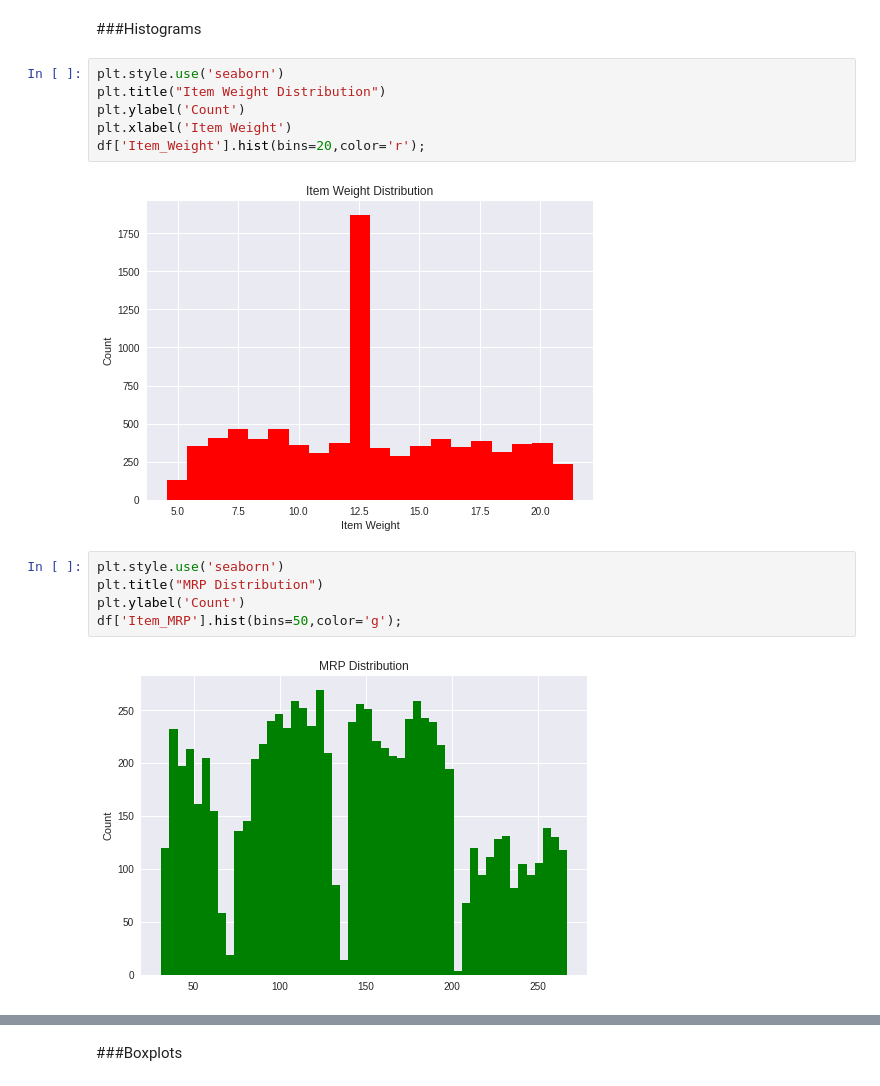
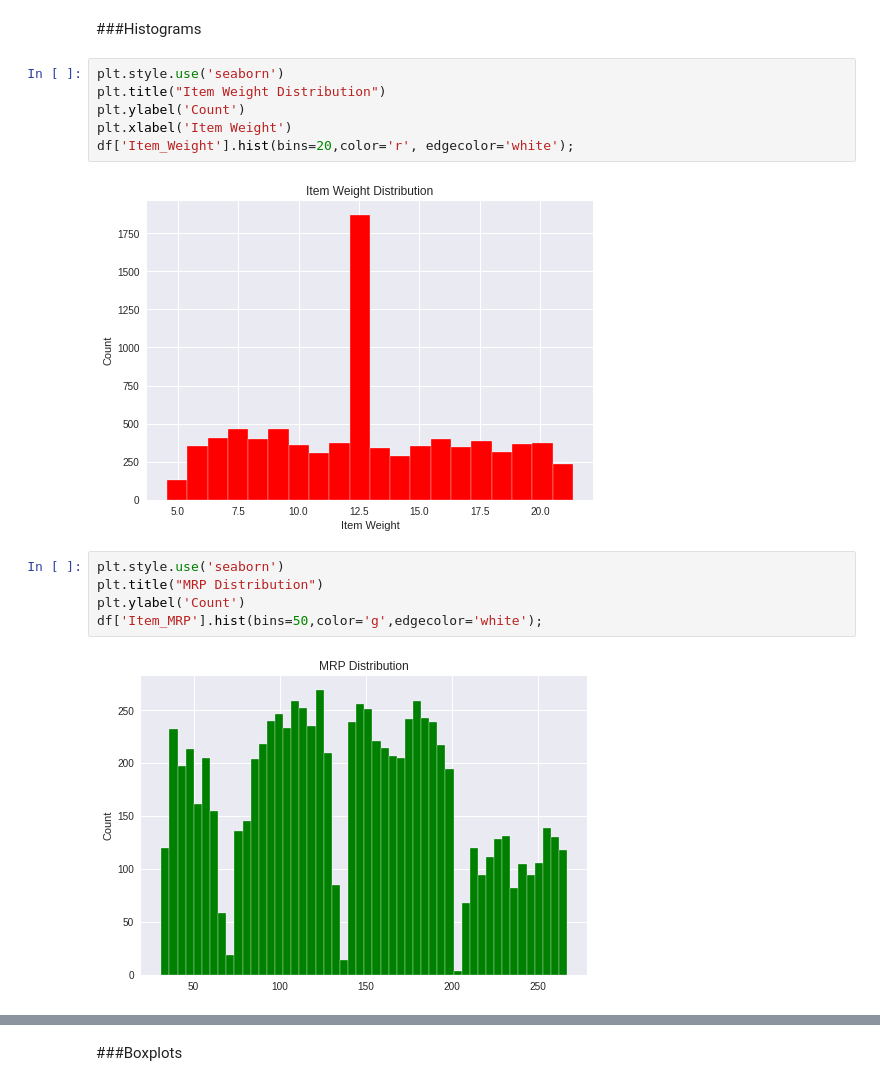
Before and after one commit to mselmasry/Project1_SalesPrediction, a Jupyter notebook: SalesPredictions.ipynb, the cells around one changed output, grey strips where cells are left out. Drawn from its saved outputs; the diff is of its cells as text.

```diff
--- a/SalesPredictions.ipynb
+++ b/SalesPredictions.ipynb
@@ -472,16 +472,16 @@ plt.style.use('seaborn')
 plt.title("Item Weight Distribution")
 plt.ylabel('Count')
 plt.xlabel('Item Weight')
-df['Item_Weight'].hist(bins=20,color='r');
+df['Item_Weight'].hist(bins=20,color='r', edgecolor='white');
 # %% [output]
-[figure, old version]
+[figure, new version]
 # %%
 plt.style.use('seaborn')
 plt.title("MRP Distribution")
 plt.ylabel('Count')
-df['Item_MRP'].hist(bins=50,color='g');
+df['Item_MRP'].hist(bins=50,color='g',edgecolor='white');
 # %% [output]
-[figure, old version]
+[figure, new version]
 # %%
 plt.style.use('seaborn')
 plt.title("Visibility Distribution")
```
Also changed, not shown: parts of 3 cells of this notebook.
